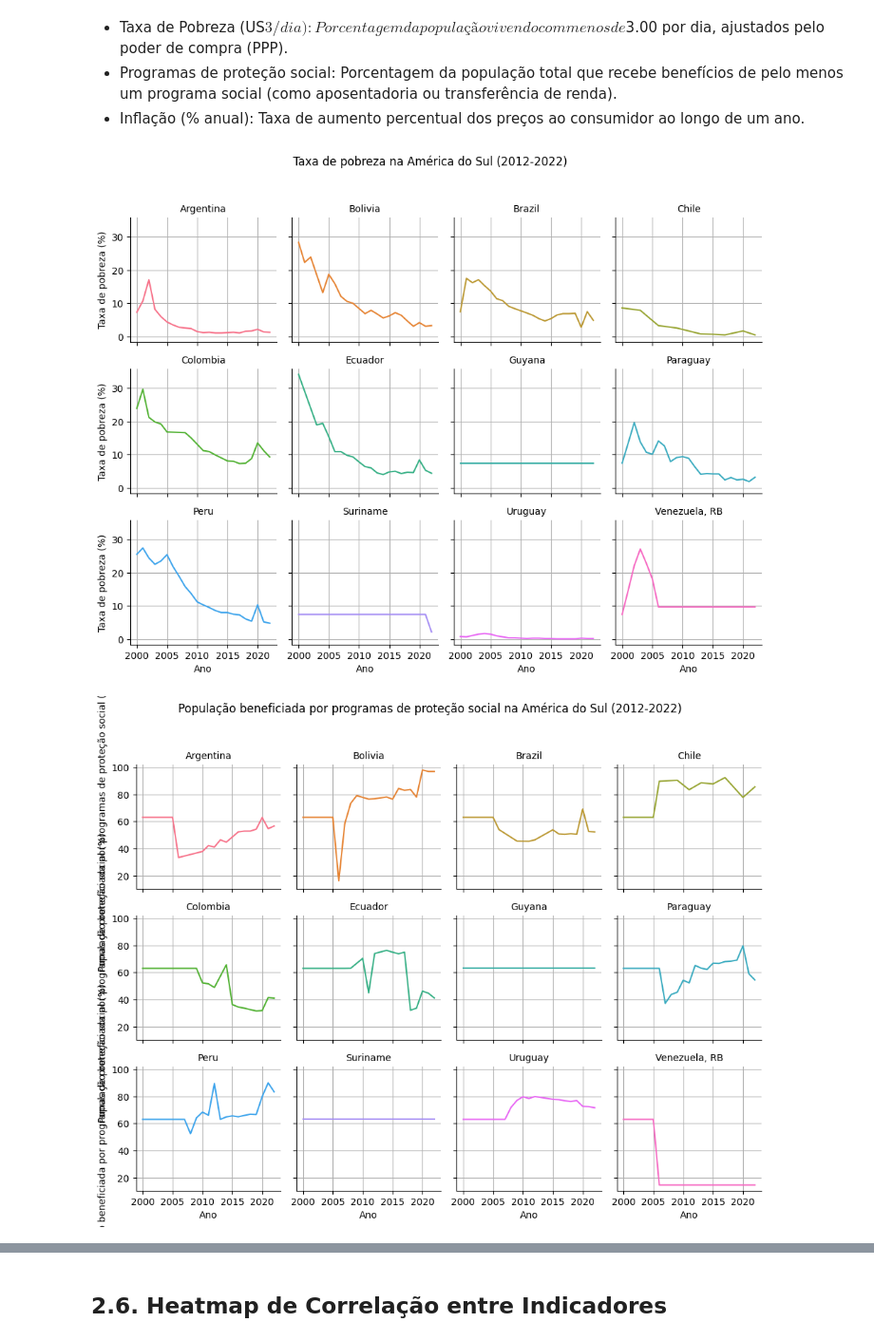
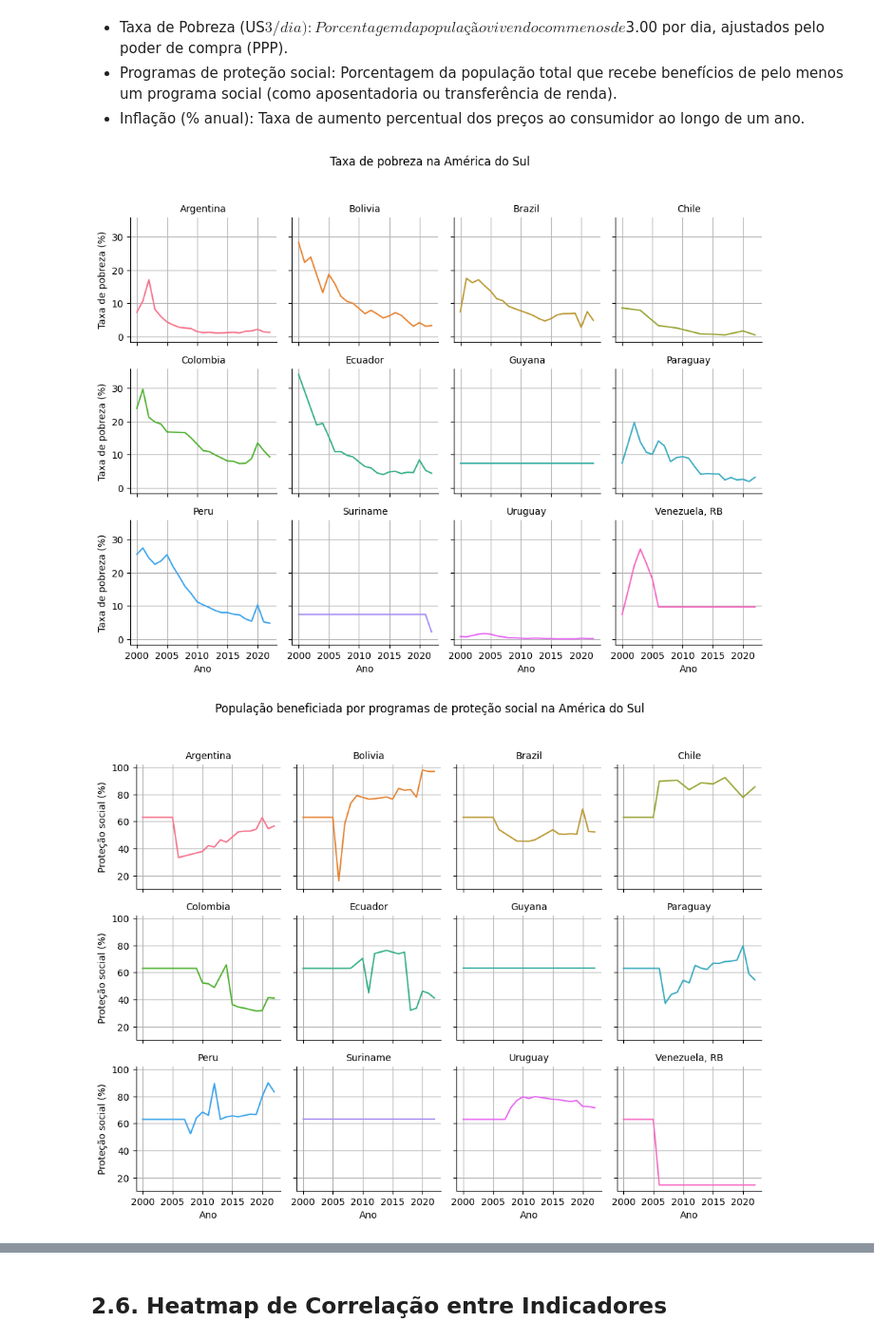
Before and after one commit to Masriaa/Ciencia-dos-Dados, a Jupyter notebook: notebooks/T2/banco-mundial.ipynb, the cells around one changed output, grey strips where cells are left out. Shown at 95% size. Drawn from its saved outputs; the diff is of its cells as text; code cells hidden in the pictures.

```diff
--- a/notebooks/T2/banco-mundial.ipynb
+++ b/notebooks/T2/banco-mundial.ipynb
@@ -632,7 +632,7 @@ g = sns.relplot(
     legend= False
 )
 
-g.fig.suptitle('Taxa de pobreza na América do Sul (2012-2022)', y=1.03) , g.set_axis_labels('Ano', 'Taxa de pobreza (%)'), g.set_titles('{col_name}')
+g.fig.suptitle('Taxa de pobreza na América do Sul', y=1.03) , g.set_axis_labels('Ano', 'Taxa de pobreza (%)'), g.set_titles('{col_name}')
 
 for ax in g.axes.flat:
     ax.grid(True)
@@ -641,31 +641,31 @@ for ax in g.axes.flat:
 plt.savefig('../../reports/figures/taxa_de_pobreza_por_pais.png', bbox_inches='tight')
 plt.show()
 # %% [output]
-[figure, old version]
+[figure, new version]
 # %%
 g = sns.relplot(
     data=df_data,
     x='Ano',
     y='População beneficiada por programas de proteção social (%)',
     hue='País',
     col='País',
     col_wrap=4,
     kind='line',
     height=2.5,
     aspect=1,
     legend= False
 )
 
-g.fig.suptitle('População beneficiada por programas de proteção social na América do Sul (2012-2022)', y=1.03) , g.set_axis_labels('Ano', 'População beneficiada por programas de proteção social (%)'), g.set_titles('{col_name}')
+g.fig.suptitle('População beneficiada por programas de proteção social na América do Sul', y=1.03) , g.set_axis_labels('Ano', 'Proteção social (%)'), g.set_titles('{col_name}')
 
 for ax in g.axes.flat:
     ax.grid(True)
 
     plt.tight_layout()
 plt.savefig('../../reports/figures/taxa_de_pobreza_por_pais.png', bbox_inches='tight')
 plt.show()
 # %% [output]
-[figure, old version]
+[figure, new version]
 # %%
 g = sns.relplot(
     data=df_data,
```
Also changed, not shown: parts of 3 cells of this notebook, 16 other files.
